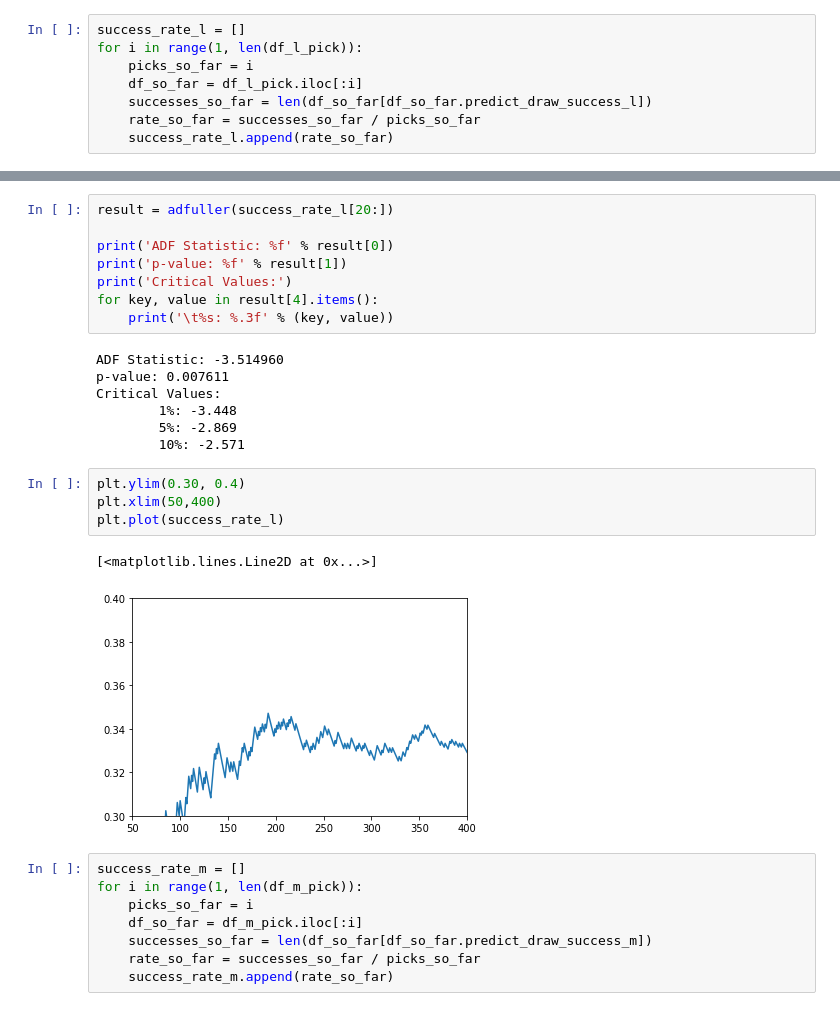
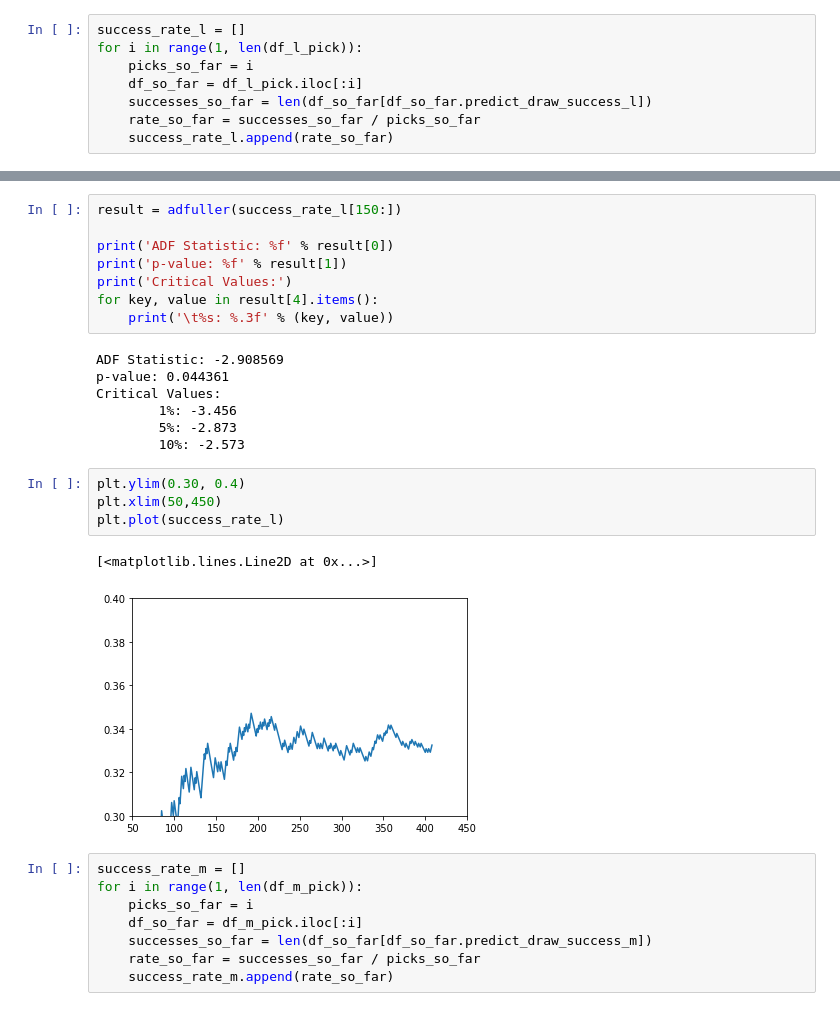
Before and after one commit to greenster3000/fun, a Jupyter notebook: notebooks/lawro_merse_past_analysis.ipynb, the cells around one changed output, grey strips where cells are left out. Cells and saved outputs as stored; diff of their text form.

Commit message:
latest results and gitignore

```diff
--- a/notebooks/lawro_merse_past_analysis.ipynb
+++ b/notebooks/lawro_merse_past_analysis.ipynb
@@ -682,5 +769,5 @@ plt.plot(success_rate_l)
 # %%
-result = adfuller(success_rate_l[20:])
+result = adfuller(success_rate_l[150:])
 
 print('ADF Statistic: %f' % result[0])
 print('p-value: %f' % result[1])
@@ -688,19 +775,19 @@ print('Critical Values:')
 for key, value in result[4].items():
 	print('\t%s: %.3f' % (key, value))
 # %% [output]
-ADF Statistic: -3.514960
-p-value: 0.007611
+ADF Statistic: -2.908569
+p-value: 0.044361
 Critical Values:
-        1%: -3.448
-        5%: -2.869
-        10%: -2.571
+        1%: -3.456
+        5%: -2.873
+        10%: -2.573
 # %%
 plt.ylim(0.30, 0.4)
-plt.xlim(50,400)
+plt.xlim(50,450)
 plt.plot(success_rate_l)
 # %% [output]
 [<matplotlib.lines.Line2D at 0x...>]
-[figure, old version]
+[figure, new version]
 # %%
 success_rate_m = []
 for i in range(1, len(df_m_pick)):
```
Also changed, not shown: parts of 75 cells of this notebook, 6 other files.
